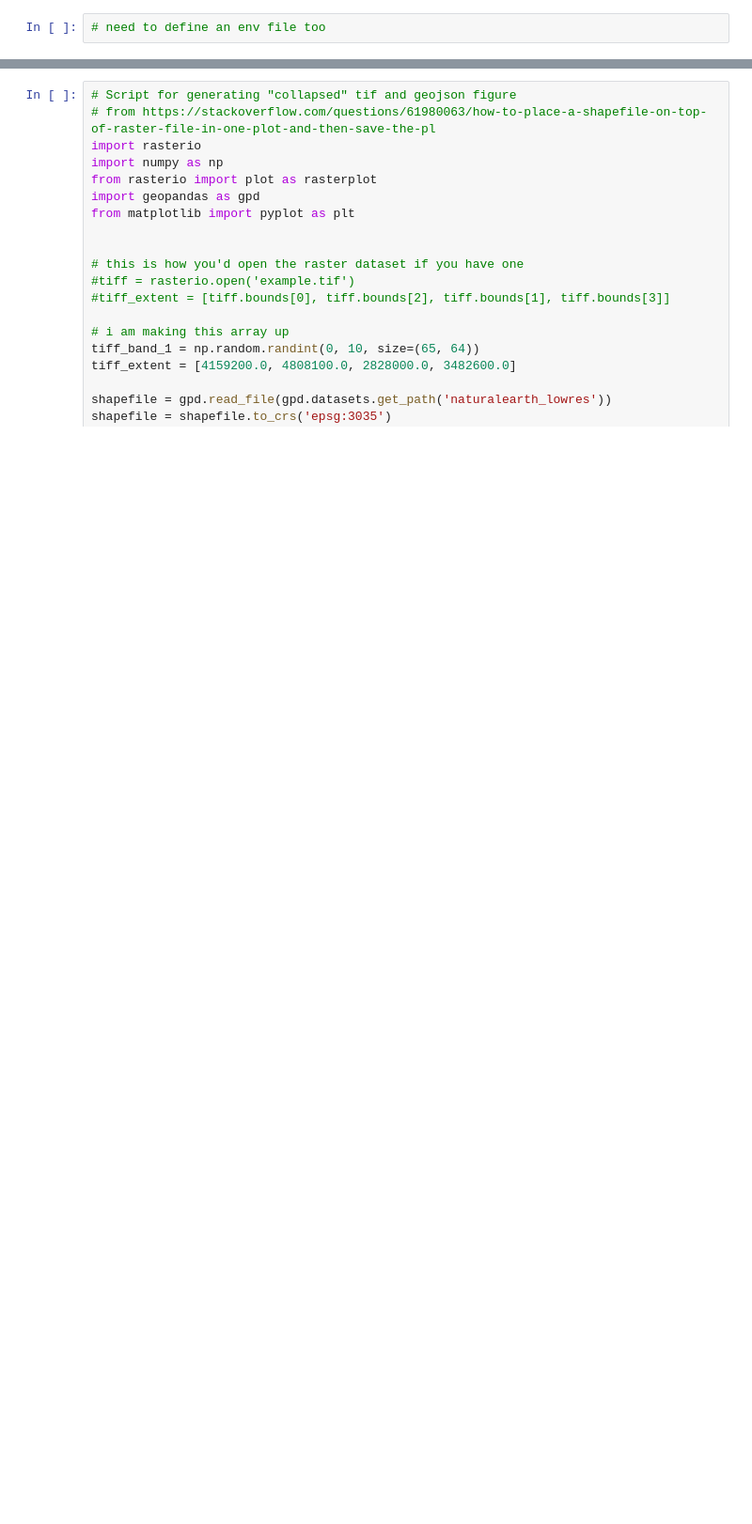
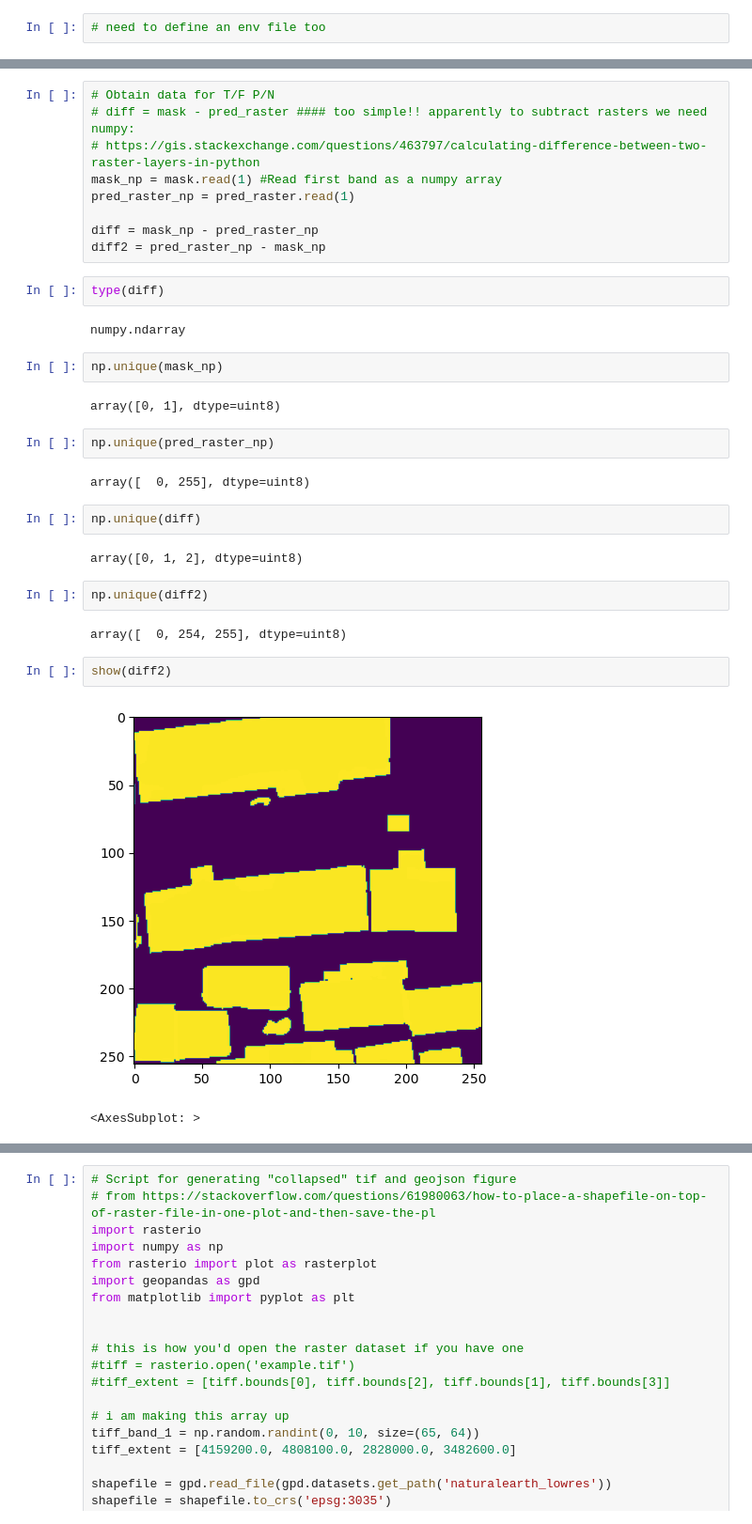
Before and after one commit to ciupava/maptcha_dev, a Jupyter notebook: notebooks/images_processing.ipynb, the cells around one changed output, grey strips where cells are left out. Shown at 94% size. Cells and saved outputs as stored; diff of their text form; blank space fills up the shorter version.

```diff
--- a/notebooks/images_processing.ipynb
+++ b/notebooks/images_processing.ipynb
@@ -34,0 +110,34 @@ I see how the labels could help in this, but it seems still less tedious and tim
+# %%
+# Obtain data for T/F P/N
+# diff = mask - pred_raster #### too simple!! apparently to subtract rasters we need numpy:
+# https://gis.stackexchange.com/questions/463797/calculating-difference-between-two-raster-layers-in-python
+mask_np = mask.read(1) #Read first band as a numpy array
+pred_raster_np = pred_raster.read(1)
+
+diff = mask_np - pred_raster_np
+diff2 = pred_raster_np - mask_np
+# %%
+type(diff)
+# %% [output]
+numpy.ndarray
+# %%
+np.unique(mask_np)
+# %% [output]
+array([0, 1], dtype=uint8)
+# %%
+np.unique(pred_raster_np)
+# %% [output]
+array([  0, 255], dtype=uint8)
+# %%
+np.unique(diff)
+# %% [output]
+array([0, 1, 2], dtype=uint8)
+# %%
+np.unique(diff2)
+# %% [output]
+array([  0, 254, 255], dtype=uint8)
+# %%
+show(diff2)
+# %% [output]
+[figure, added]
+<AxesSubplot: >
```
Also changed, not shown: parts of 19 cells of this notebook, 1 other file.
